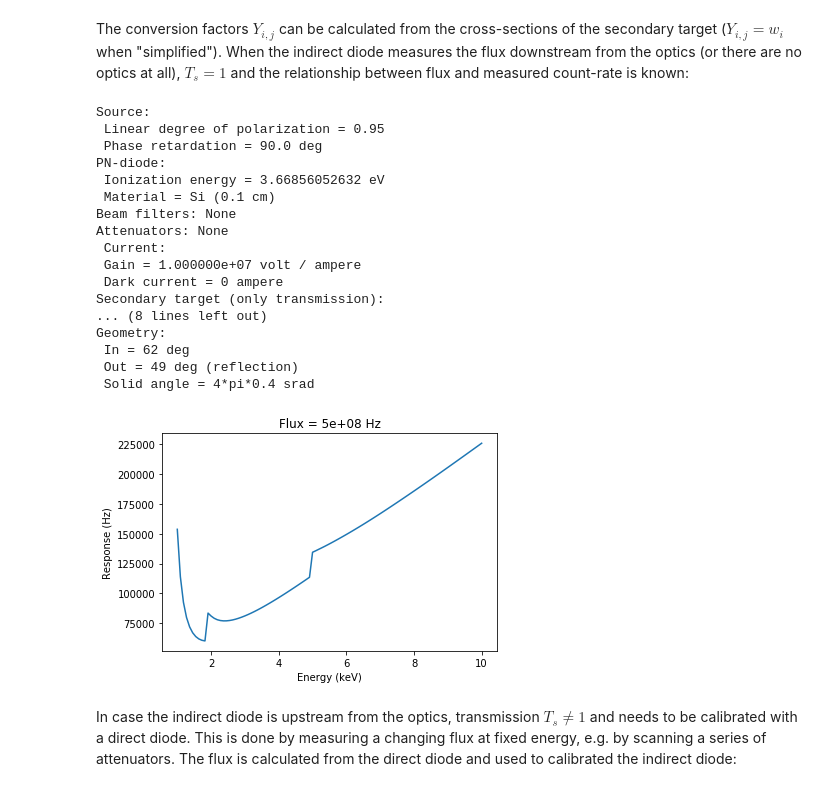
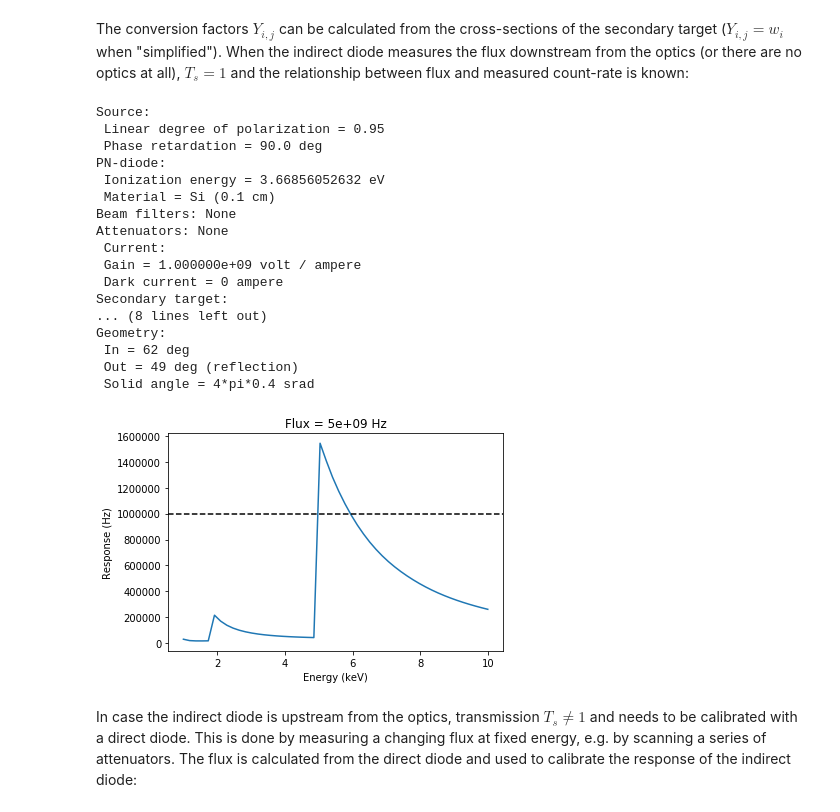
Before and after one commit to woutdenolf/spectrocrunch, a Jupyter notebook: doc/source/tutorials/diodes.ipynb, the cells around one changed output. Drawn from its saved outputs; the diff is of its cells as text; code cells hidden in the pictures.

```diff
--- a/doc/source/tutorials/diodes.ipynb
+++ b/doc/source/tutorials/diodes.ipynb
@@ -165,40 +160,43 @@ Indirect detection
 The conversion factors $Y_{i,j}$ can be calculated from the cross-sections of the secondary target ($Y_{i,j}=w_i$ when "simplified"). When the indirect diode measures the flux downstream from the optics (or there are no optics at all), $T_s=1$ and the relationship between flux and measured count-rate is known:
 # %%
 iodet = diode.factory("sxm_iodet1")
-iodet.setgain(1e7)
-iodet.simplifysecondarytarget = True # much faster
+iodet.setgain(1e9)
+iodet.simplifysecondarytarget = False # True to make it faster
 print(iodet.geometry)
 
-Is = 5e8
-energy = np.linspace(1,10,100)
+Is = 5e9
+energy = np.linspace(1,10,50)
 I = [iodet.fluxtocps(en,Is).to("Hz").magnitude for en in energy]
 plt.plot(energy,I)
+
+plt.gca().axhline(y=iodet.oscillator.Fmax.to("Hz").magnitude,label="Fmax",\
+                  color='k',linestyle='--')
 
 plt.title("Flux = {:.0e} Hz".format(Is))
 plt.xlabel('Energy (keV)')
 plt.ylabel('Response (Hz)')
 plt.show()
 # %% [output]
 Source:
  Linear degree of polarization = 0.95
  Phase retardation = 90.0 deg
 PN-diode:
  Ionization energy = 3.66856052632 eV
  Material = Si (0.1 cm)
 Beam filters: None
 Attenuators: None
  Current:
- Gain = 1.000000e+07 volt / ampere
+ Gain = 1.000000e+09 volt / ampere
  Dark current = 0 ampere
-Secondary target (only transmission):
+Secondary target:
 ... (8 lines left out)
 Geometry:
  In = 62 deg
  Out = 49 deg (reflection)
  Solid angle = 4*pi*0.4 srad
-[figure, old version]
+[figure, new version]
 # %% [markdown]
-In case the indirect diode is upstream from the optics, transmission $T_s\neq 1$ and needs to be calibrated with a direct diode. This is done by measuring a changing flux at fixed energy, e.g. by scanning a series of attenuators. The flux is calculated from the direct diode and used to calibrated the indirect diode:
+In case the indirect diode is upstream from the optics, transmission $T_s\neq 1$ and needs to be calibrated with a direct diode. This is done by measuring a changing flux at fixed energy, e.g. by scanning a series of attenuators. The flux is calculated from the direct diode and used to calibrate the response of the indirect diode:
 # %%
 iodet.setgain(1e8)
 iodet.simplifysecondarytarget = False
```
Also changed, not shown: parts of 13 cells of this notebook.
